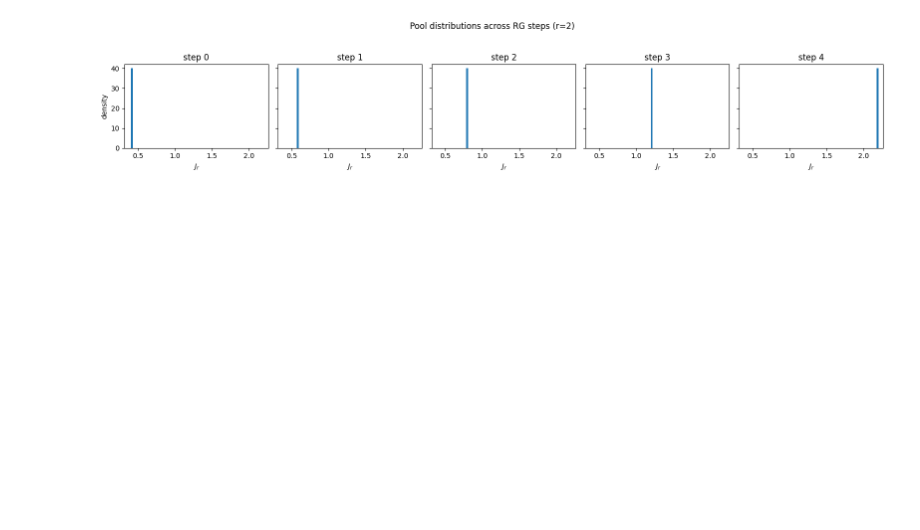
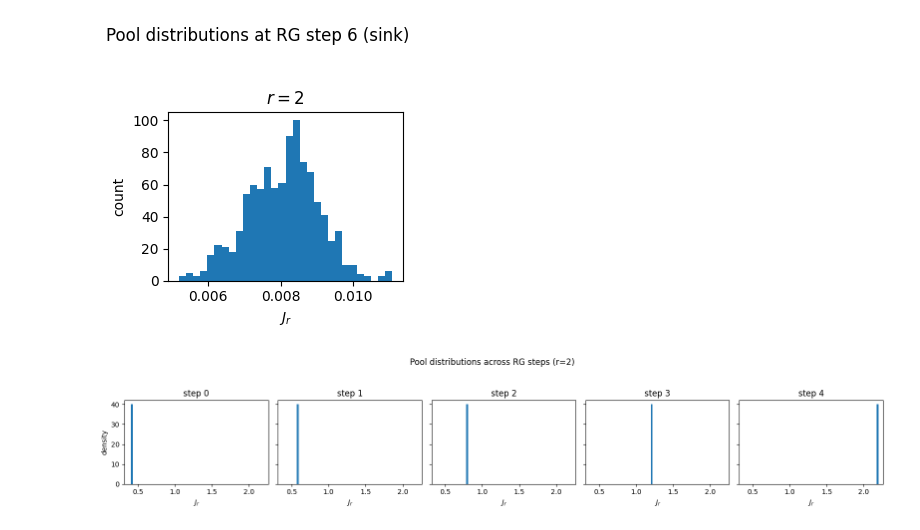
Before and after one commit to erbilcanartun/long-range-ising-chain, a Jupyter notebook: notebooks/population_dynamics.ipynb, the cells around one changed output. Saved outputs shown, nothing was run; the diff lists cells and outputs as text; code cells hidden in the pictures; blank space fills up the shorter version.

```diff
--- a/notebooks/population_dynamics.ipynb
+++ b/notebooks/population_dynamics.ipynb
@@ -364,3 +488,25 @@ plot_rg_flow_track_index(flow, track_r=[2, 3, 4, 5, 6, 7, 8], pool_index=12)
+# %%
+flow = rg_flow_pools(
+    J0=1/0.409,
+    a=1.5,
+    D=5000,
+    p=0.4,
+    f=0.0,
+    N=1000,
+    n_steps=6,
+    base_seed=12345)
+
+plot_sink_distributions_by_distance(
+    flow,
+    distances=[2, ],
+    step=-1,
+    bins=30,
+    normalize="count", #  "percent", "density", "count"
+    xlim=None,
+    fig_name=None,
+)
+# %% [output]
+[figure, added]
 # %%
 flow = rg_flow_pools(
     J0=1.0,
```
Also changed, not shown: parts of 9 cells of this notebook, 3 other files.
